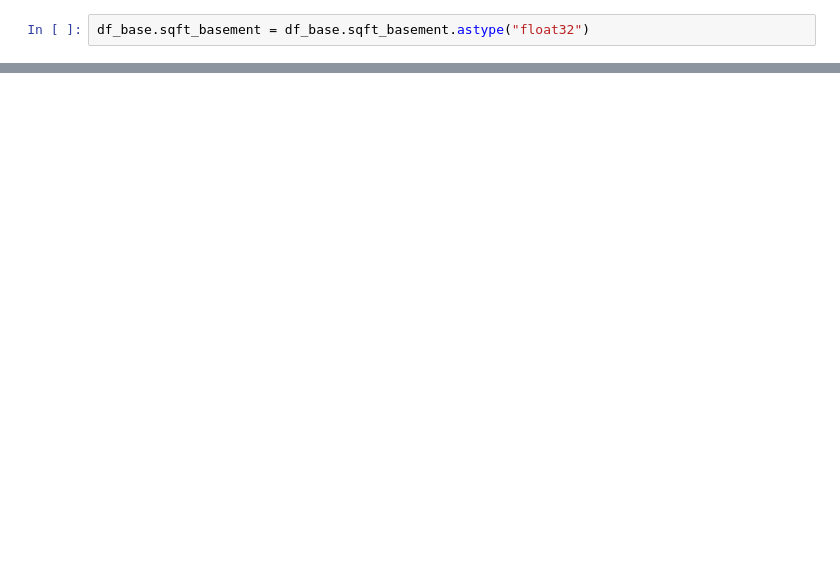
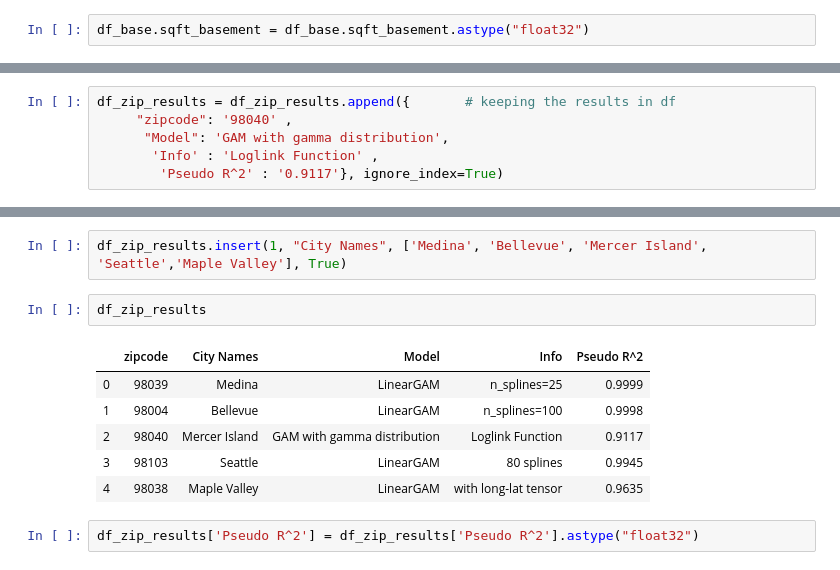
Before and after one commit to ezgigm/Project_2, a Jupyter notebook: Taki's Notebook.ipynb, the cells around one changed output, grey strips where cells are left out. Cells and saved outputs as stored; diff of their text form; blank space fills up the shorter version.

```diff
--- a/Taki's Notebook.ipynb
+++ b/Taki's Notebook.ipynb
@@ -305,0 +384,6 @@ Name: zipcode, Length: 70, dtype: int64
+# %%
+df_zip_results = df_zip_results.append({       # keeping the results in df
+     "zipcode": '98040' ,
+      "Model": 'GAM with gamma distribution',
+       'Info' : 'Loglink Function' ,
+        'Pseudo R^2' : '0.9117'}, ignore_index=True)
@@ -305,0 +403,13 @@ Name: zipcode, Length: 70, dtype: int64
+# %%
+df_zip_results.insert(1, "City Names", ['Medina', 'Bellevue', 'Mercer Island', 'Seattle','Maple Valley'], True)
+# %%
+df_zip_results
+# %% [output]
+|  | zipcode | City Names | Model | Info | Pseudo R^2 |
+| 0 | 98039 | Medina | LinearGAM | n_splines=25 | 0.9999 |
+| 1 | 98004 | Bellevue | LinearGAM | n_splines=100 | 0.9998 |
+| 2 | 98040 | Mercer Island | GAM with gamma distribution | Loglink Function | 0.9117 |
+| 3 | 98103 | Seattle | LinearGAM | 80 splines | 0.9945 |
+| 4 | 98038 | Maple Valley | LinearGAM | with long-lat tensor | 0.9635 |
+# %%
+df_zip_results['Pseudo R^2'] = df_zip_results['Pseudo R^2'].astype("float32")
```
Also changed, not shown: parts of 77 cells of this notebook.
